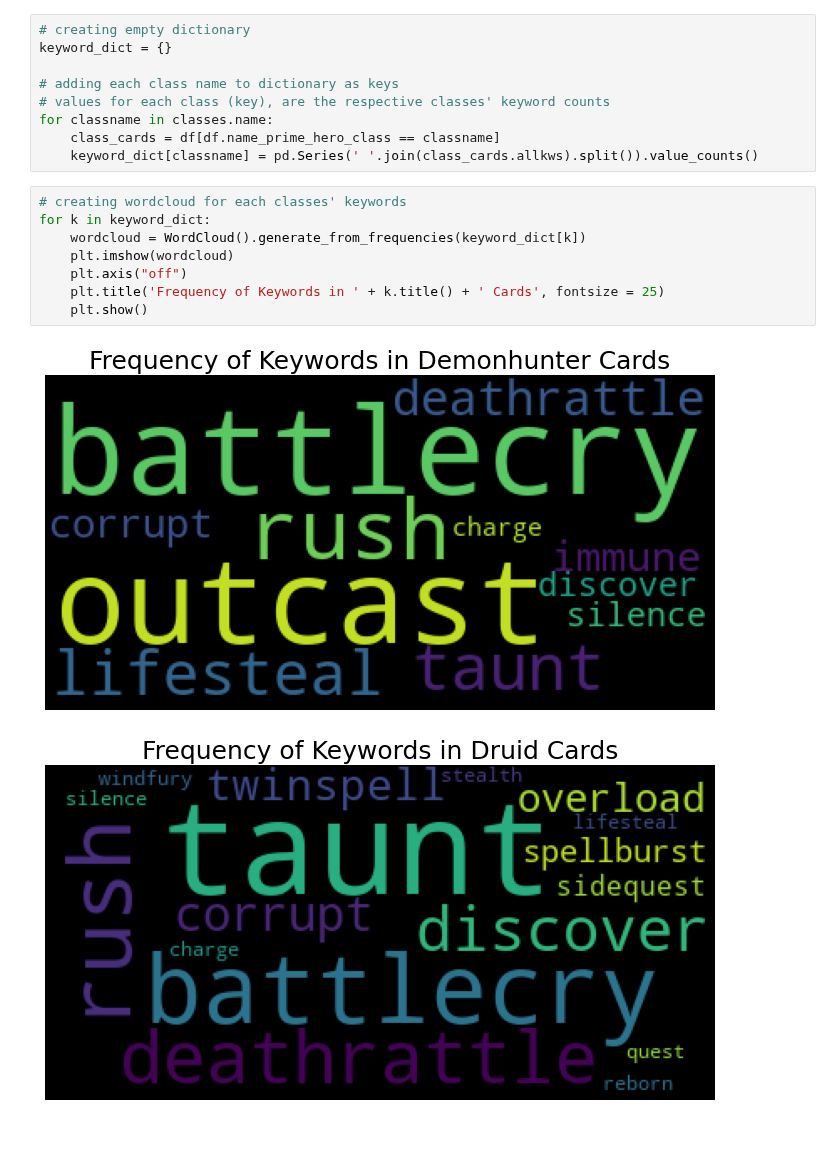
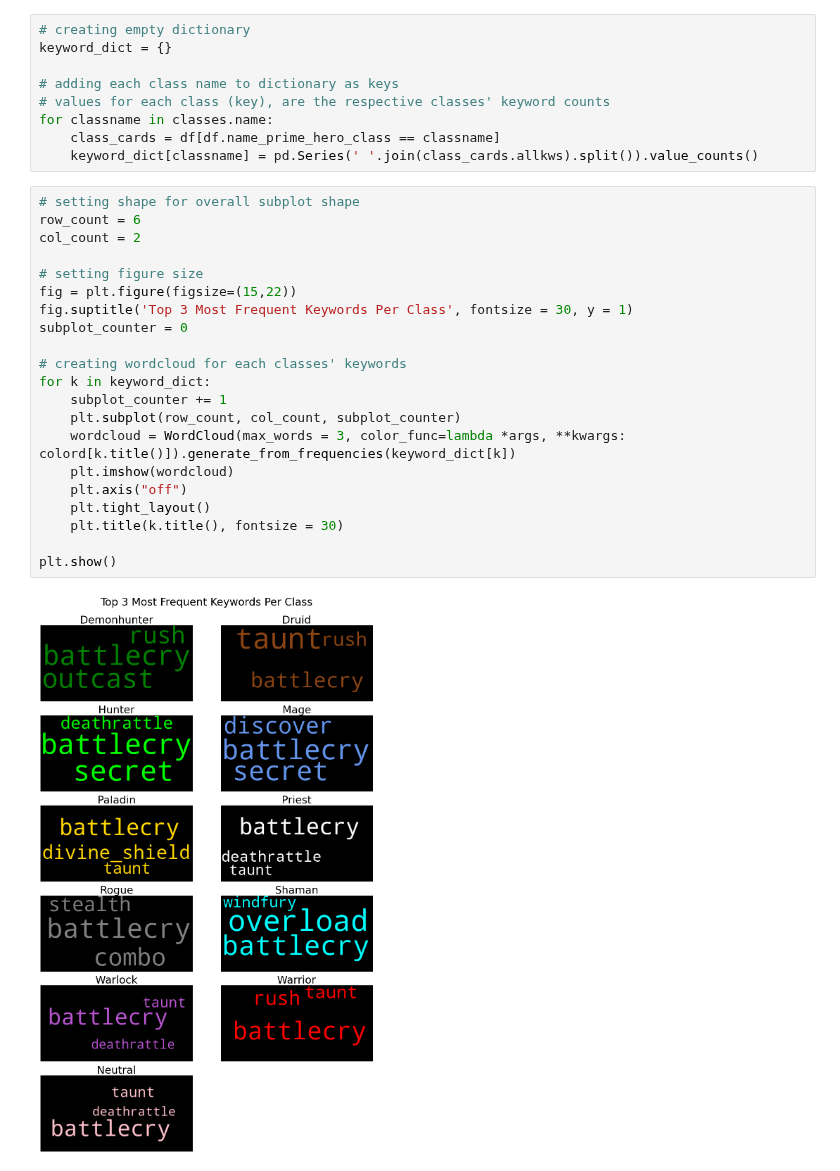
Before and after one commit to SamuelD-Data/hearthstone_project, a Jupyter notebook: hearthstone_project_notebook.ipynb, the cells around one changed output. Saved outputs shown, nothing was run; the diff lists cells and outputs as text; blank space fills up the shorter version.

Commit message:
completed subplots for wordclouds, reduced max keyword count to 3, colored words based on class, added takeaways

```diff
--- a/hearthstone_project_notebook.ipynb
+++ b/hearthstone_project_notebook.ipynb
@@ -1322,13 +1322,25 @@ for classname in classes.name:
     class_cards = df[df.name_prime_hero_class == classname]
     keyword_dict[classname] = pd.Series(' '.join(class_cards.allkws).split()).value_counts()
 # %%
+# setting shape for overall subplot shape
+row_count = 6
+col_count = 2
+
+# setting figure size
+fig = plt.figure(figsize=(15,22))
+fig.suptitle('Top 3 Most Frequent Keywords Per Class', fontsize = 30, y = 1)
+subplot_counter = 0
+
 # creating wordcloud for each classes' keywords
 for k in keyword_dict:
-    wordcloud = WordCloud().generate_from_frequencies(keyword_dict[k])
+    subplot_counter += 1
+    plt.subplot(row_count, col_count, subplot_counter)
+    wordcloud = WordCloud(max_words = 3, color_func=lambda *args, **kwargs: colord[k.title()]).generate_from_frequencies(keyword_dict[k])
     plt.imshow(wordcloud)
     plt.axis("off")
-    plt.title('Frequency of Keywords in ' + k.title() + ' Cards', fontsize = 25)
-    plt.show()
+    plt.tight_layout()
+    plt.title(k.title(), fontsize = 30)
+
+plt.show()
 # %% [output]
-[figure, old version]
+[figure, new version]
-[figure, removed]
```
Also changed, not shown: parts of 2 cells of this notebook.
